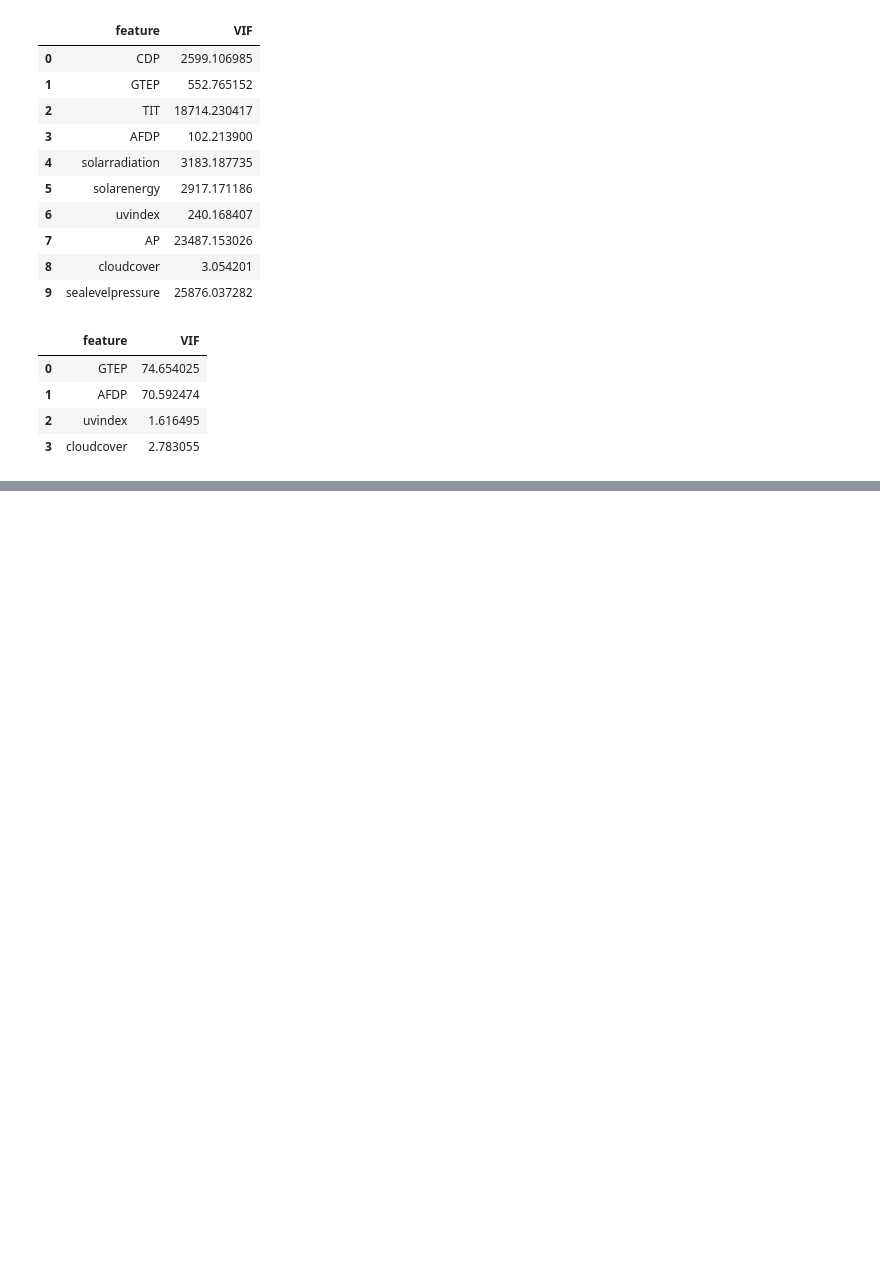
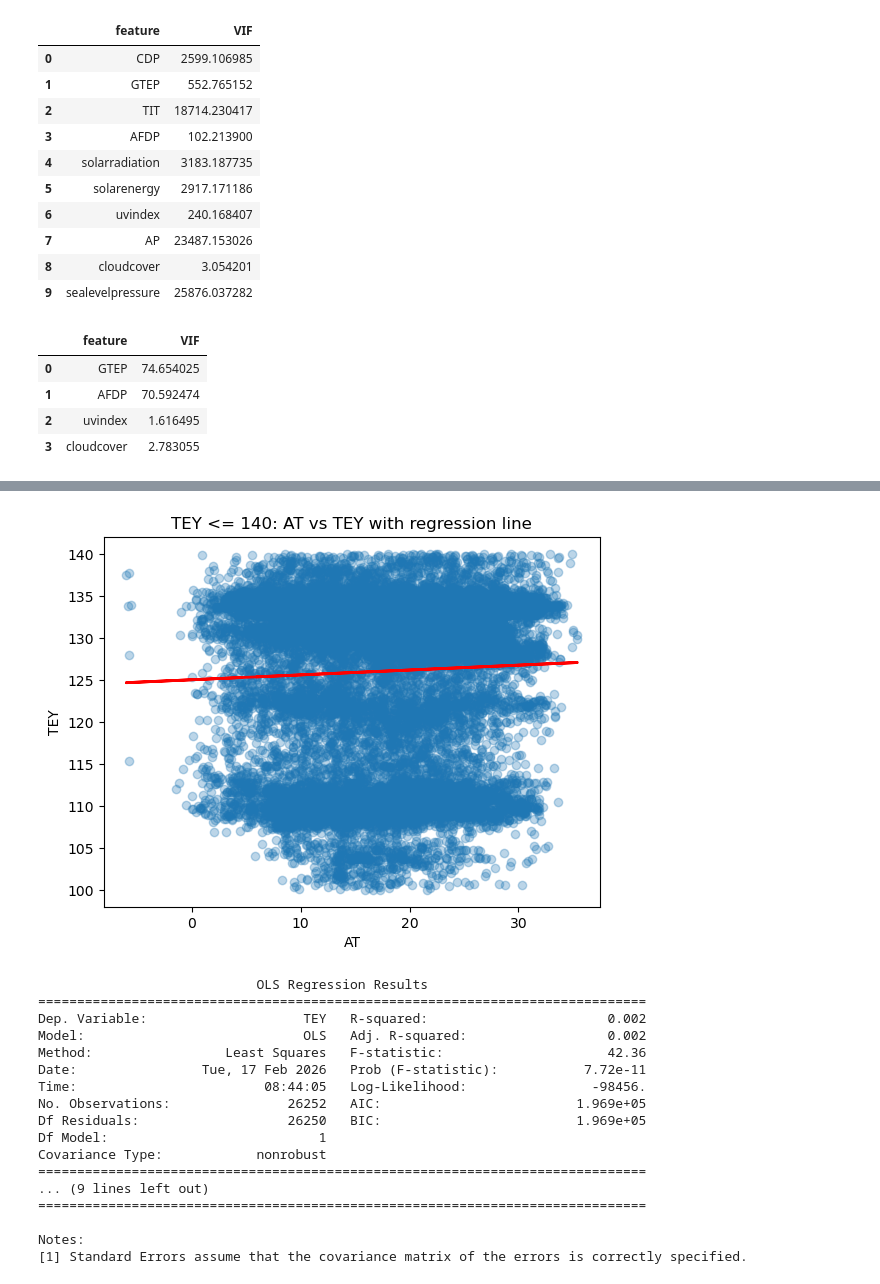
Before and after one commit to isralennon/MSAAI540, a Jupyter notebook: src/2_Load_Processed_Data.ipynb, the cells around one changed output, grey strips where cells are left out. Drawn from its saved outputs; the diff is of its cells as text; code cells hidden in the pictures; blank space fills up the shorter version.

```diff
--- a/src/2_Load_Processed_Data.ipynb
+++ b/src/2_Load_Processed_Data.ipynb
@@ -470,0 +987,40 @@ s3.put_object(
+# %%
+# Subset for low TEY vs AT
+low = df_cleaned[df_cleaned['TEY'] <= 140]
+
+# Regression
+X = smo.add_constant(low['AT'])  # adds intercept
+y = low['TEY']
+model = smo.OLS(y, X).fit()
+
+# Predicted line
+pred = model.predict(X)
+
+# Plot
+plt.scatter(low['AT'], low['TEY'], alpha=0.3)
+plt.plot(low['AT'], pred, color='red', linewidth=2)  # regression line
+plt.xlabel('AT')
+plt.ylabel('TEY')
+plt.title('TEY <= 140: AT vs TEY with regression line')
+plt.show()
+# Check slope
+print(model.summary())
+# %% [output]
+[figure, added]
+                            OLS Regression Results
+==============================================================================
+Dep. Variable:                    TEY   R-squared:                       0.002
+Model:                            OLS   Adj. R-squared:                  0.002
+Method:                 Least Squares   F-statistic:                     42.36
+Date:                Tue, 17 Feb 2026   Prob (F-statistic):           7.72e-11
+Time:                        08:44:05   Log-Likelihood:                -98456.
+No. Observations:               26252   AIC:                         1.969e+05
+Df Residuals:                   26250   BIC:                         1.969e+05
+Df Model:                           1
+Covariance Type:            nonrobust
+==============================================================================
+... (9 lines left out)
+==============================================================================
+
+Notes:
+[1] Standard Errors assume that the covariance matrix of the errors is correctly specified.
```
Also changed, not shown: parts of 48 cells of this notebook, 1 other file.
